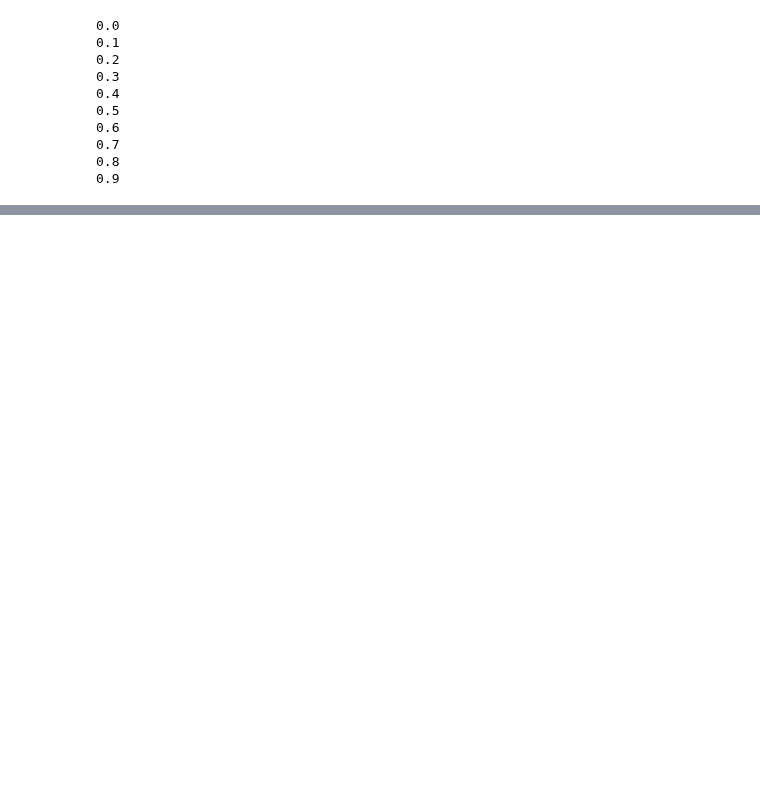
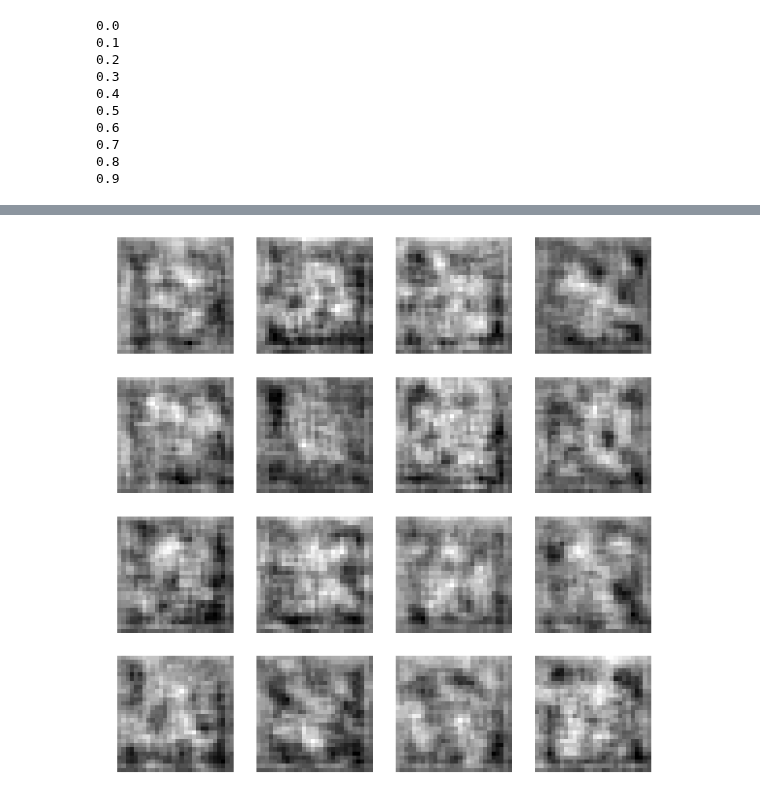
Before and after one commit to DataScienceUB/DeepLearningMaster20192020, a Jupyter notebook: 12. Non supervised learning II.ipynb, the cells around one changed output, grey strips where cells are left out. Cells and saved outputs as stored; diff of their text form; code cells hidden in the pictures; blank space fills up the shorter version.

```diff
--- a/12. Non supervised learning II.ipynb
+++ b/12. Non supervised learning II.ipynb
@@ -557,0 +678,3 @@ Covers:
+# %%
+net_generator = generator()
+net_generator.summary()
@@ -557,0 +721,17 @@ Covers:
+# %%
+adv_lr=0.0004
+adv_clipvalue=1.0
+adv_decay=1e-10
+adv_optimizer = Adam
+
+optim_adversarial = Adam(lr=adv_lr, clipvalue=adv_clipvalue, decay=adv_decay)
+model_adversarial = Sequential()
+model_adversarial.add(net_generator)
+
+# Disable layers in discriminator
+for layer in net_discriminator.layers:
+    layer.trainable = False
+
+model_adversarial.add(net_discriminator)
+model_adversarial.compile(loss='binary_crossentropy', optimizer=optim_adversarial, metrics=['accuracy'])
+model_adversarial.summary()
@@ -557,0 +750,65 @@ Covers:
+# %%
+# Read MNIST data
+x_train = input_data.read_data_sets("mnist", one_hot=True).train.images
+x_train = x_train.reshape(-1, 28, 28, 1).astype(np.float32)
+
+# Map the images to a new range [-1, 1]
+#x_train = x_train / 0.5 - 1
+
+import os
+os.makedirs("output/mnist-normal2")
+
+batch_size = 256
+
+vis_noise = np.random.uniform(-1.0, 1.0, size=[16, 100])
+
+loss_adv = []
+loss_dis = []
+acc_adv = []
+acc_dis = []
+plot_iteration = []
+
+for i in range(10001):
+
+    # Select a random set of training images from the mnist dataset
+    images_train = x_train[np.random.randint(0, x_train.shape[0], size=batch_size), :, :, :]
+    # Generate a random noise vector
+    noise = np.random.uniform(-1.0, 1.0, size=[batch_size, 100])
+    # Use the generator to create fake images from the noise vector
+    images_fake = net_generator.predict(noise)
+
+    # Create a dataset with fake and real images
+    x = np.concatenate((images_train, images_fake))
+    y = np.ones([2*batch_size, 1])
+    y[batch_size:, :] = 0
+
+    # Train discriminator for one batch
+    d_stats = model_discriminator.train_on_batch(x, y)
+
+    # Train the generator
+    # The input of the adversarial model is a list of noise vectors. The generator is 'good' if the discriminator classifies
+    # all the generated images as real. Therefore, the desired output is a list of all ones.
+    y = np.ones([batch_size, 1])
+    noise = np.random.uniform(-1.0, 1.0, size=[batch_size, 100])
+    a_stats = model_adversarial.train_on_batch(noise, y)
+
+
+    if i % 500 == 0:
+        # Visualize the performance of the generator by producing images from the test vector
+        images = net_generator.predict(vis_noise)
+        # Map back to original range
+        #images = (images + 1 ) * 0.5
+        plt.figure(figsize=(10,10))
+
+        for im in range(images.shape[0]):
+            plt.subplot(4, 4, im+1)
+            image = images[im, :, :, :]
+            image = np.reshape(image, [28, 28])
+
+            plt.imshow(image, cmap='gray')
+            plt.axis('off')
+
+        plt.tight_layout()
+        plt.savefig(r'output/mnist-normal/{}.png'.format(i))
+        plt.close('all')
+# %% [output]
@@ -557,0 +833 @@ Covers:
+[figure, added]
```
Also changed, not shown: parts of 21 cells of this notebook.
